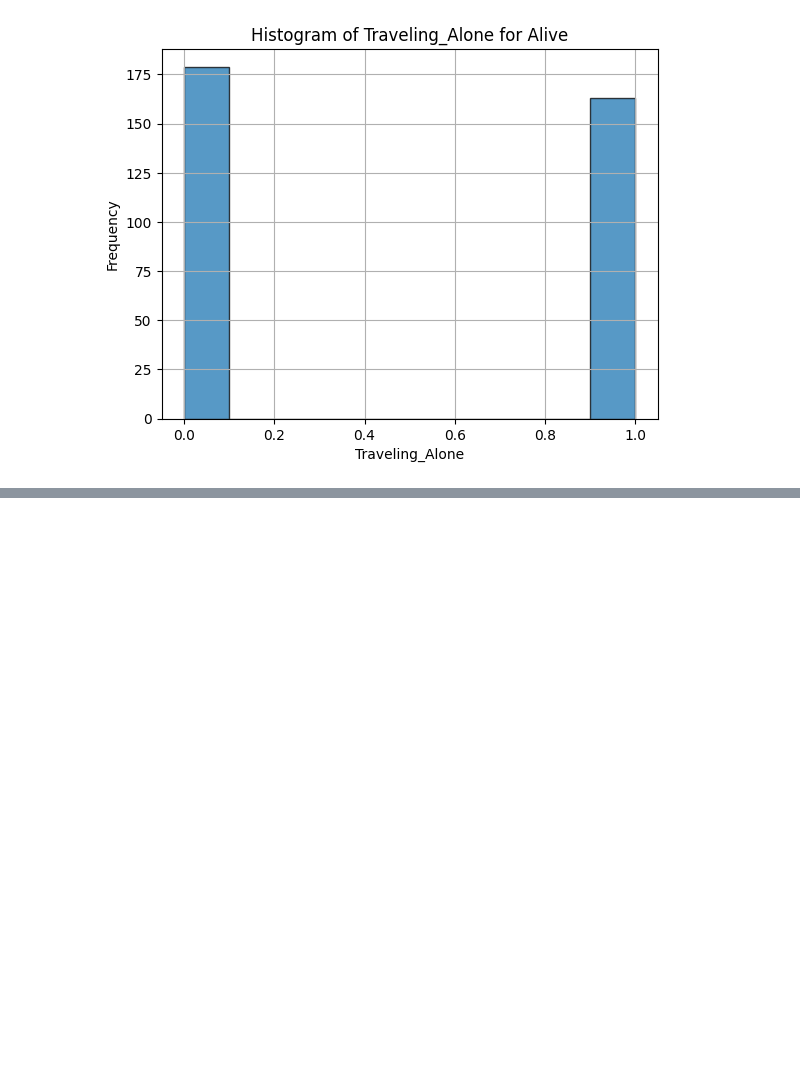
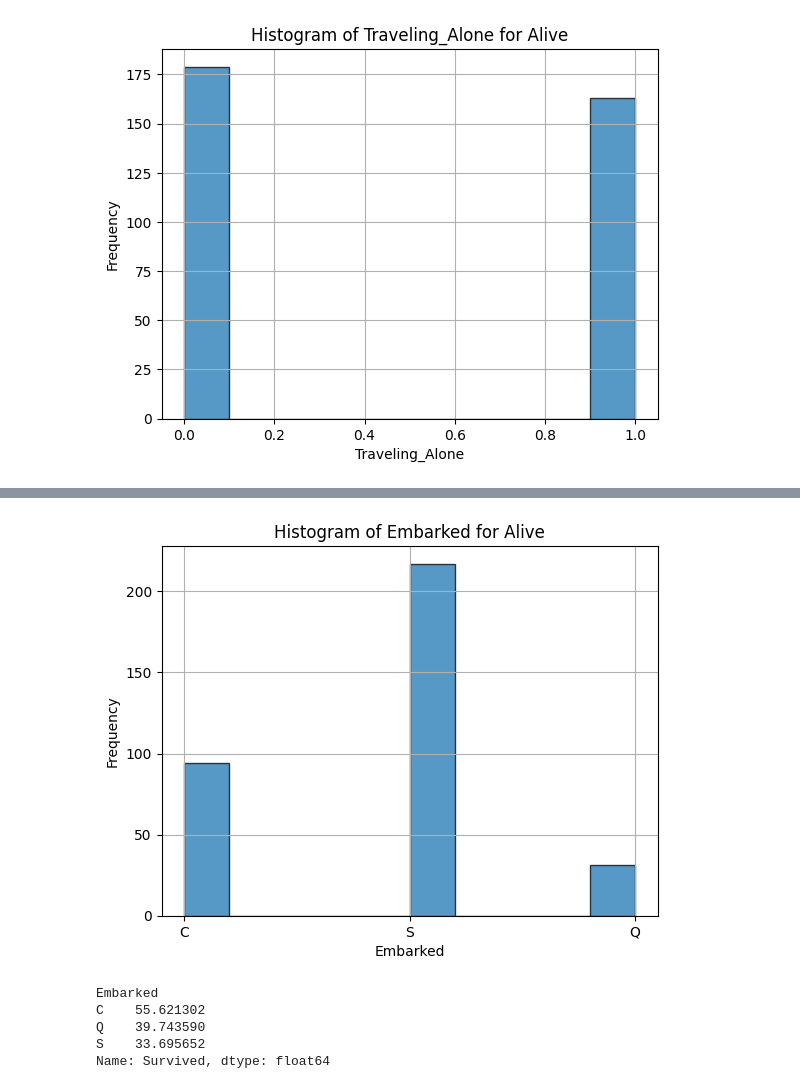
Before and after one commit to SeanMarcusJensen/Exam_DataScience, a Jupyter notebook: Notebook.ipynb, the cells around one changed output, grey strips where cells are left out. Drawn from its saved outputs; the diff is of its cells as text; code cells hidden in the pictures; blank space fills up the shorter version.

```diff
--- a/Notebook.ipynb
+++ b/Notebook.ipynb
@@ -331,0 +327,13 @@ create_hist(alive, 'Traveling_Alone', 'Alive')
+# %%
+create_hist(alive, 'Embarked', 'Alive')
+# %% [output]
+[figure, added]
+# %%
+embarked_survival_percentages = dataframe.groupby("Embarked")["Survived"].mean() * 100
+print(embarked_survival_percentages)
+# %% [output]
+Embarked
+C    55.621302
+Q    39.743590
+S    33.695652
+Name: Survived, dtype: float64
```
Also changed, not shown: parts of 2 cells of this notebook, 1 other file.
